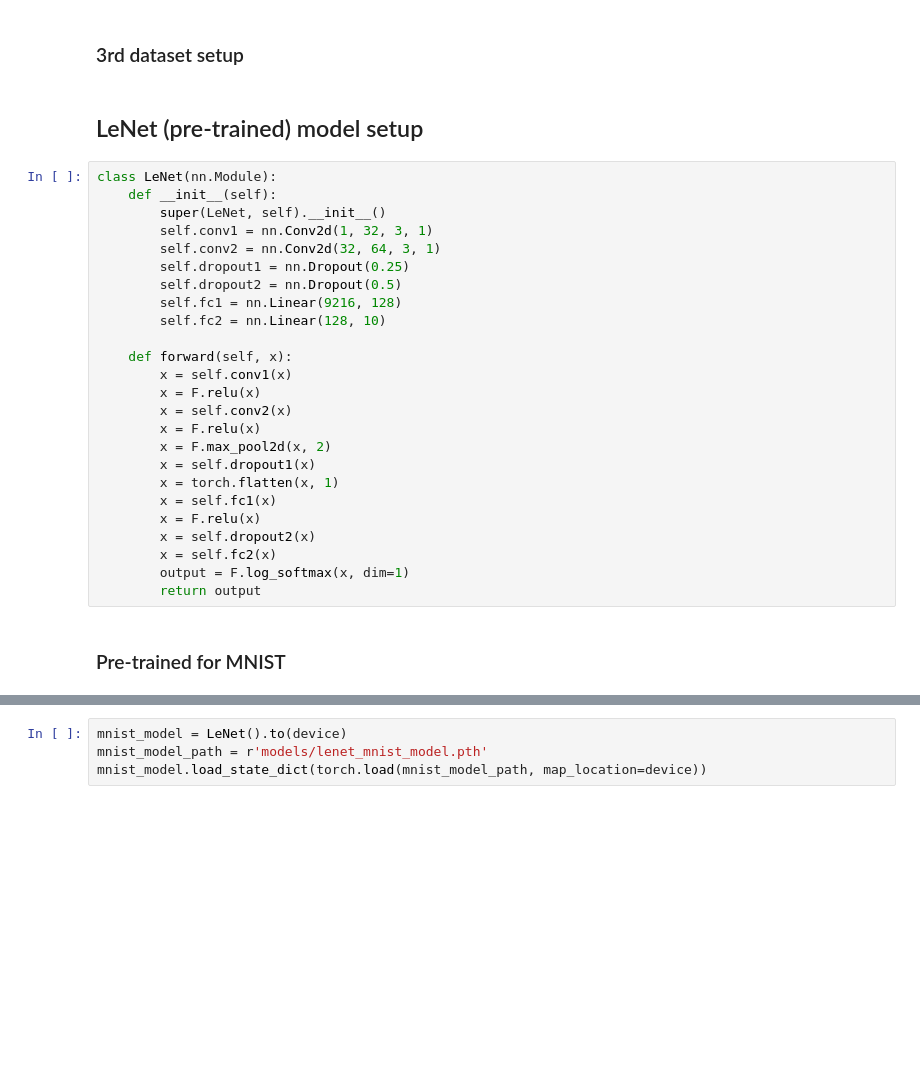
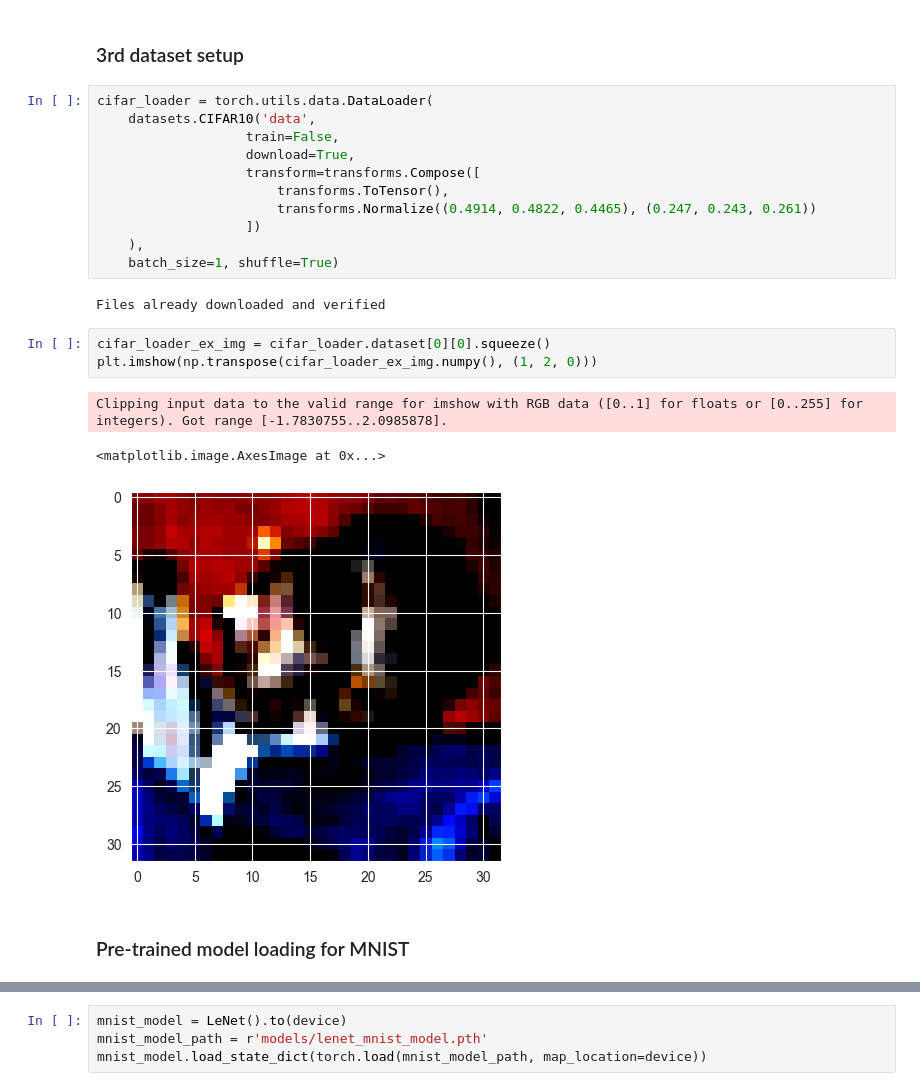
Before and after one commit to TannerAGraves/FW-variants-for-WB-Adversarial-Attacks, a Jupyter notebook: AA draft.ipynb, the cells around one changed output, grey strips where cells are left out. Saved outputs shown, nothing was run; the diff lists cells and outputs as text; blank space fills up the shorter version.

Commit message:
Better plotting and adjustments

```diff
--- a/AA draft.ipynb
+++ b/AA draft.ipynb
@@ -61,32 +60,25 @@ plt.imshow(fashionmnist_ex_img, cmap='gray')
 [figure]
 # %% [markdown]
 ### 3rd dataset setup
-# %% [markdown]
-## LeNet (pre-trained) model setup
-# %%
-class LeNet(nn.Module):
-    def __init__(self):
-        super(LeNet, self).__init__()
-        self.conv1 = nn.Conv2d(1, 32, 3, 1)
-        self.conv2 = nn.Conv2d(32, 64, 3, 1)
-        self.dropout1 = nn.Dropout(0.25)
-        self.dropout2 = nn.Dropout(0.5)
-        self.fc1 = nn.Linear(9216, 128)
-        self.fc2 = nn.Linear(128, 10)
-
-    def forward(self, x):
-        x = self.conv1(x)
-        x = F.relu(x)
-        x = self.conv2(x)
-        x = F.relu(x)
-        x = F.max_pool2d(x, 2)
-        x = self.dropout1(x)
-        x = torch.flatten(x, 1)
-        x = self.fc1(x)
-        x = F.relu(x)
-        x = self.dropout2(x)
-        x = self.fc2(x)
-        output = F.log_softmax(x, dim=1)
-        return output
+# %%
+cifar_loader = torch.utils.data.DataLoader(
+    datasets.CIFAR10('data',
+                   train=False,
+                   download=True,
+                   transform=transforms.Compose([
+                       transforms.ToTensor(),
+                       transforms.Normalize((0.4914, 0.4822, 0.4465), (0.247, 0.243, 0.261))
+                   ])
+    ),
+    batch_size=1, shuffle=True)
+# %% [output]
+Files already downloaded and verified
+# %%
+cifar_loader_ex_img = cifar_loader.dataset[0][0].squeeze()
+plt.imshow(np.transpose(cifar_loader_ex_img.numpy(), (1, 2, 0)))
+# %% [output]
+Clipping input data to the valid range for imshow with RGB data ([0..1] for floats or [0..255] for integers). Got range [-1.7830755..2.0985878].
+<matplotlib.image.AxesImage at 0x...>
+[figure, added]
 # %% [markdown]
-### Pre-trained for MNIST
+### Pre-trained model loading for MNIST
```
Also changed, not shown: parts of 15 cells of this notebook.
